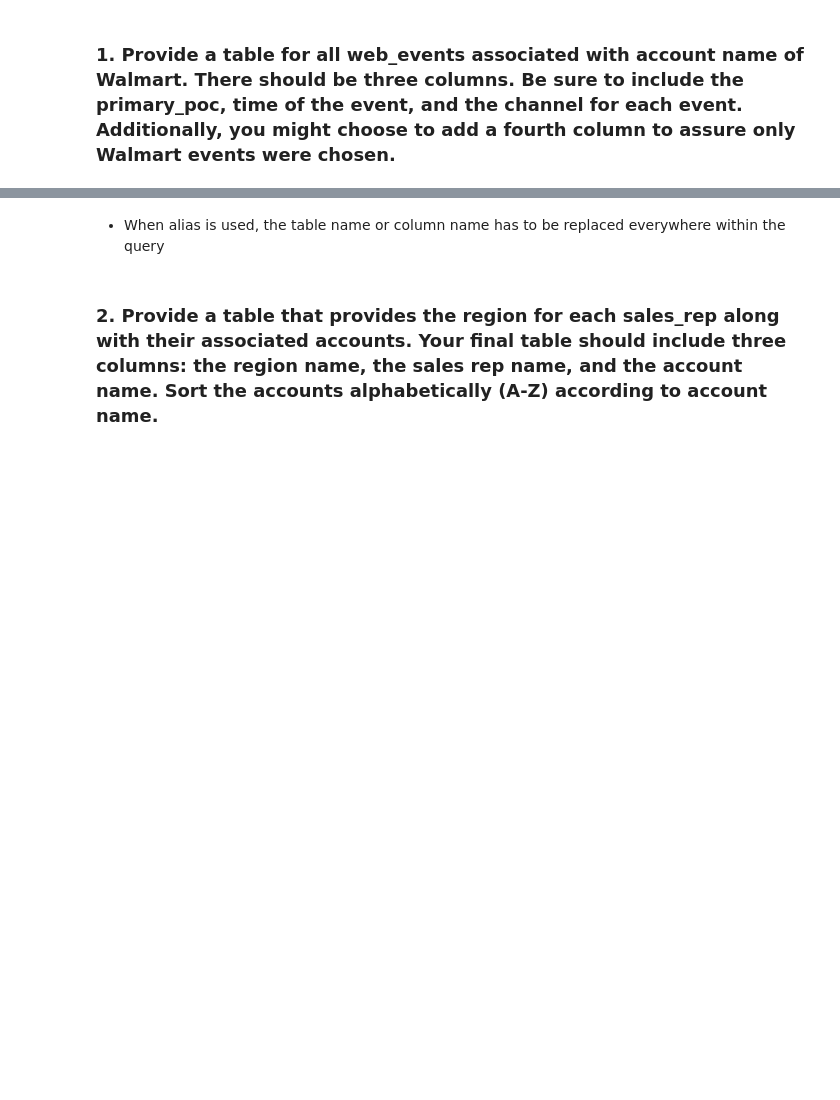
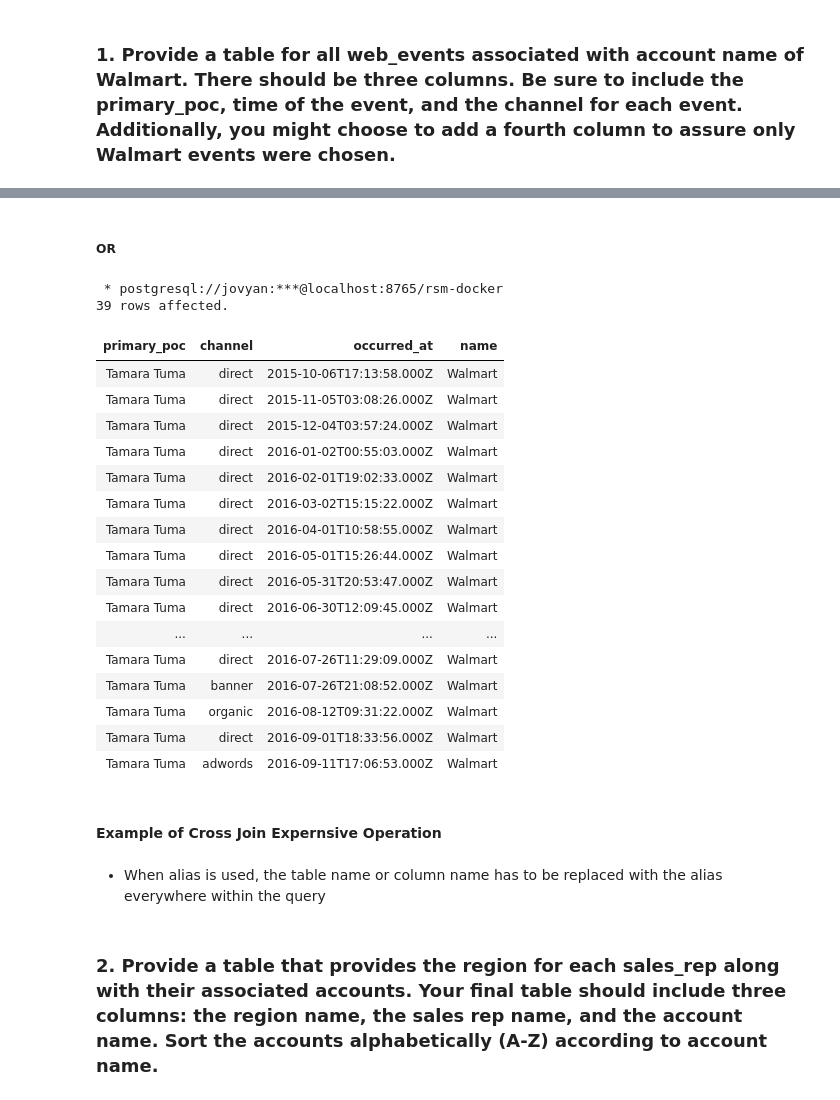
Before and after one commit to akshayreddykotha/sql-data-exploration-project, a Jupyter notebook: JOINS.ipynb, the cells around one changed output, grey strips where cells are left out. Drawn from its saved outputs; the diff is of its cells as text; code cells hidden in the pictures; blank space fills up the shorter version.

```diff
--- a/JOINS.ipynb
+++ b/JOINS.ipynb
@@ -76,0 +106,32 @@ WHERE a.name = 'Walmart';
+# %% [markdown]
+##### OR
+# %%
+%%sql
+
+SELECT a.primary_poc, w.channel, w.occurred_at, a.name
+FROM web_events w
+CROSS JOIN accounts a
+WHERE w.account_id = a.id
+AND a.name = 'Walmart';
+# %% [output]
+ * postgresql://jovyan:***@localhost:8765/rsm-docker
+39 rows affected.
+| primary_poc | channel | occurred_at | name |
+| Tamara Tuma | direct | 2015-10-06T17:13:58.000Z | Walmart |
+| Tamara Tuma | direct | 2015-11-05T03:08:26.000Z | Walmart |
+| Tamara Tuma | direct | 2015-12-04T03:57:24.000Z | Walmart |
+| Tamara Tuma | direct | 2016-01-02T00:55:03.000Z | Walmart |
+| Tamara Tuma | direct | 2016-02-01T19:02:33.000Z | Walmart |
+| Tamara Tuma | direct | 2016-03-02T15:15:22.000Z | Walmart |
+| Tamara Tuma | direct | 2016-04-01T10:58:55.000Z | Walmart |
+| Tamara Tuma | direct | 2016-05-01T15:26:44.000Z | Walmart |
+| Tamara Tuma | direct | 2016-05-31T20:53:47.000Z | Walmart |
+| Tamara Tuma | direct | 2016-06-30T12:09:45.000Z | Walmart |
+| ... | ... | ... | ... |
+| Tamara Tuma | direct | 2016-07-26T11:29:09.000Z | Walmart |
+| Tamara Tuma | banner | 2016-07-26T21:08:52.000Z | Walmart |
+| Tamara Tuma | organic | 2016-08-12T09:31:22.000Z | Walmart |
+| Tamara Tuma | direct | 2016-09-01T18:33:56.000Z | Walmart |
+| Tamara Tuma | adwords | 2016-09-11T17:06:53.000Z | Walmart |
+# %% [markdown]
+#### Example of Cross Join Expernsive Operation
@@ -77,5 +143,5 @@ WHERE a.name = 'Walmart';
 # %% [markdown]
-* When alias is used, the table name or column name has to be replaced everywhere within the query
+* When alias is used, the table name or column name has to be replaced with the alias everywhere within the query
 # %% [markdown]
 ### 2. Provide a table that provides the region for each sales_rep along with their associated accounts. Your final table should include three columns: the region name, the sales rep name, and the account name. Sort the accounts alphabetically (A-Z) according to account name.
 # %%
```
Also changed, not shown: parts of 6 cells of this notebook, 2 other files.
